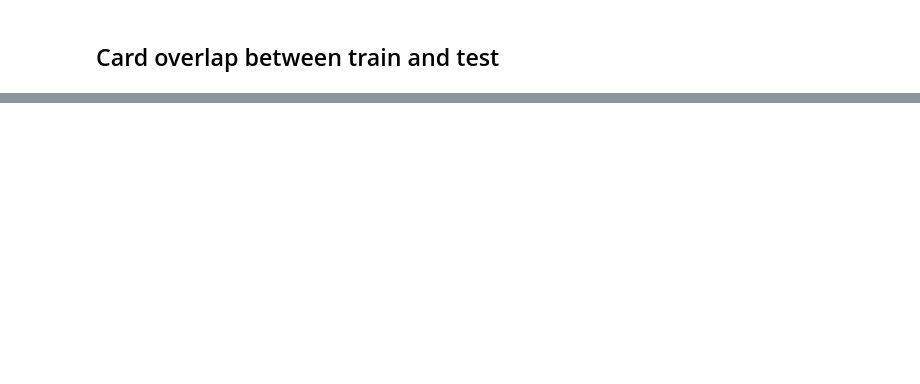
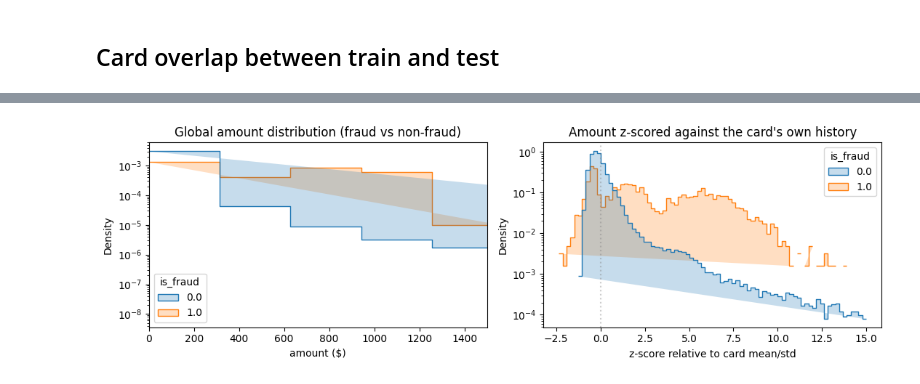
Before and after one commit to fdu11235/DeepLearningFS26, a Jupyter notebook: notebooks/01_eda.ipynb, the cells around one changed output, grey strips where cells are left out. Saved outputs shown, nothing was run; the diff lists cells and outputs as text; code cells hidden in the pictures; blank space fills up the shorter version.

```diff
--- a/notebooks/01_eda.ipynb
+++ b/notebooks/01_eda.ipynb
@@ -47,0 +102,24 @@ print('cold-start test cards    :', len(test_cards - train_cards))
+# %%
+card_stats = train.groupby('cc_num')['amt'].agg(['mean', 'std']).rename(columns={'mean': 'card_mean', 'std': 'card_std'})
+df_card = train.merge(card_stats, left_on='cc_num', right_index=True)
+df_card['amt_zscore_card'] = (df_card['amt'] - df_card['card_mean']) / df_card['card_std'].replace(0, 1)
+
+fig, axes = plt.subplots(1, 2, figsize=(11, 3.5))
+sns.histplot(data=df_card, x='amt', hue='is_fraud', bins=80,
+             log_scale=(False, True), ax=axes[0],
+             common_norm=False, stat='density', element='step')
+axes[0].set_xlim(0, 1500)
+axes[0].set_title('Global amount distribution (fraud vs non-fraud)')
+axes[0].set_xlabel('amount ($)')
+
+clipped = df_card[df_card['amt_zscore_card'].between(-5, 15)]
+sns.histplot(data=clipped, x='amt_zscore_card', hue='is_fraud', bins=80,
+             log_scale=(False, True), ax=axes[1],
+             common_norm=False, stat='density', element='step')
+axes[1].axvline(0, color='gray', linestyle=':', alpha=0.4)
+axes[1].set_title("Amount z-scored against the card's own history")
+axes[1].set_xlabel('z-score relative to card mean/std')
+plt.tight_layout()
+plt.show()
+# %% [output]
+[figure, added]
```
Also changed, not shown: parts of 9 cells of this notebook, 2 other files.
